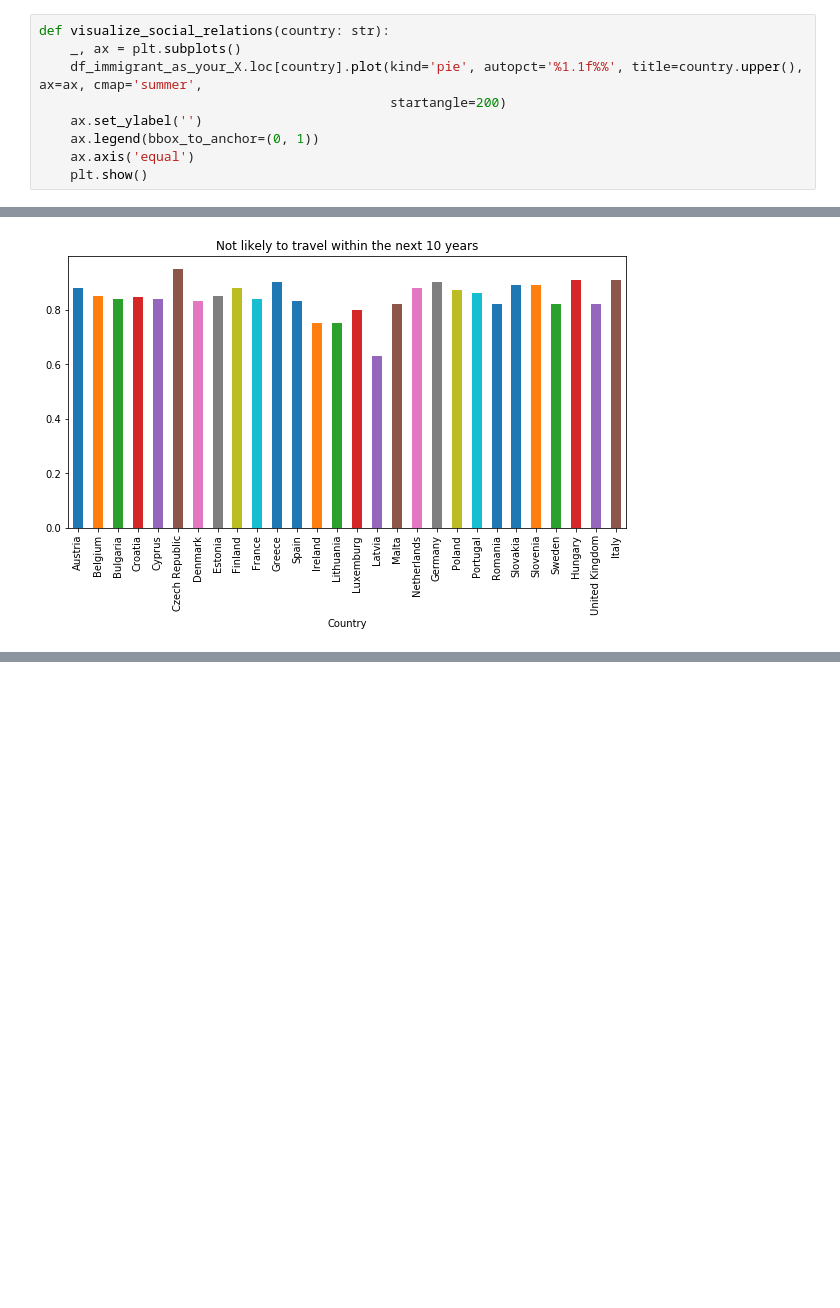
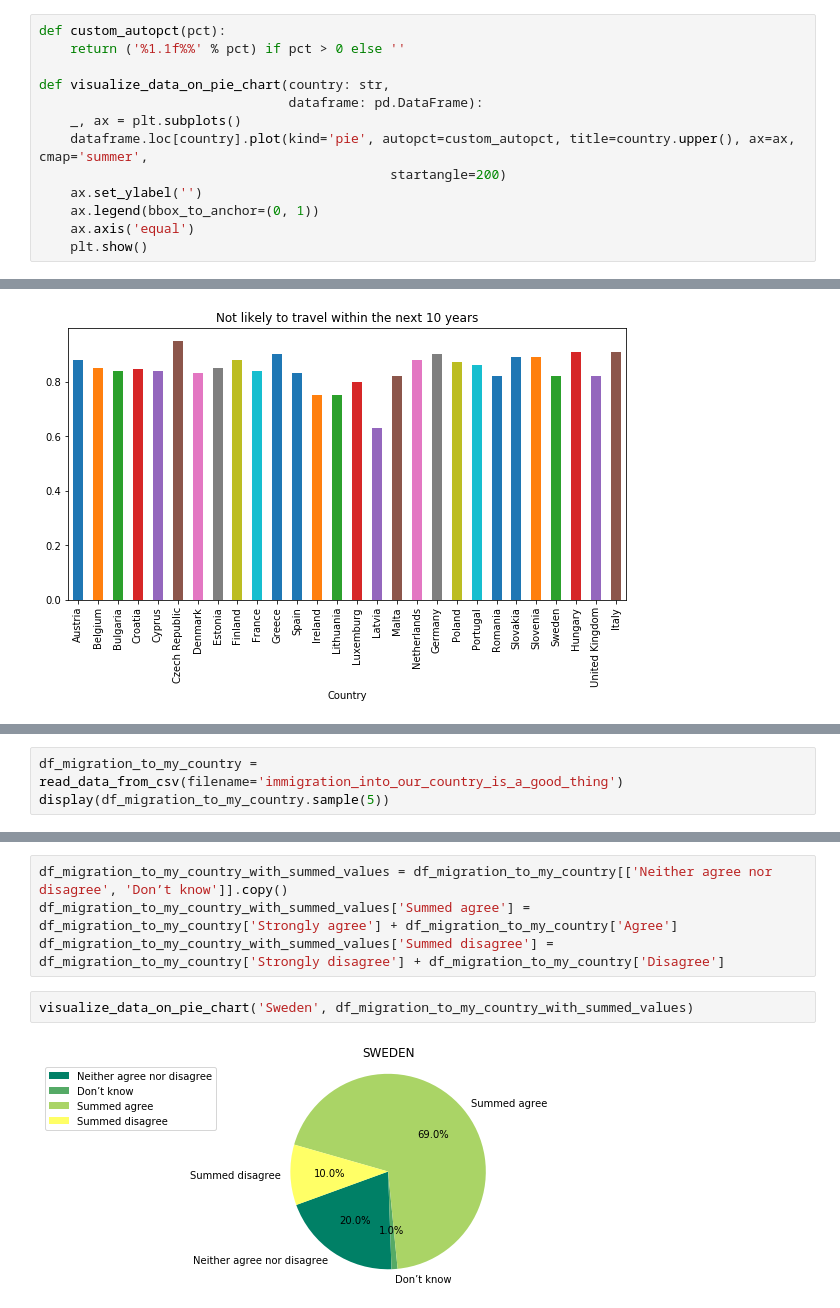
Before and after one commit to joanna-janos/MigrationSimulationInEU, a Jupyter notebook: data_analysis.ipynb, the cells around one changed output, grey strips where cells are left out. Saved outputs shown, nothing was run; the diff lists cells and outputs as text; blank space fills up the shorter version.

Commit message:
Analyse people's attitude to immigration into their country

```diff
--- a/data_analysis.ipynb
+++ b/data_analysis.ipynb
@@ -209,9 +209,13 @@ Greece            0.37
 Romania           0.39
 dtype: float64
 # %%
-def visualize_social_relations(country: str):
+def custom_autopct(pct):
+    return ('%1.1f%%' % pct) if pct > 0 else ''
+
+def visualize_data_on_pie_chart(country: str,
+                                dataframe: pd.DataFrame):
     _, ax = plt.subplots()
-    df_immigrant_as_your_X.loc[country].plot(kind='pie', autopct='%1.1f%%', title=country.upper(), ax=ax, cmap='summer',
+    dataframe.loc[country].plot(kind='pie', autopct=custom_autopct, title=country.upper(), ax=ax, cmap='summer',
                                              startangle=200)
     ax.set_ylabel('')
     ax.legend(bbox_to_anchor=(0, 1))
@@ -290,0 +303,3 @@ df_migration_to_another_country.loc[:, 'Not likely'].plot(kind='bar',
+# %%
+df_migration_to_my_country = read_data_from_csv(filename='immigration_into_our_country_is_a_good_thing')
+display(df_migration_to_my_country.sample(5))
@@ -290,0 +344,8 @@ df_migration_to_another_country.loc[:, 'Not likely'].plot(kind='bar',
+# %%
+df_migration_to_my_country_with_summed_values = df_migration_to_my_country[['Neither agree nor disagree', 'Don’t know']].copy()
+df_migration_to_my_country_with_summed_values['Summed agree'] = df_migration_to_my_country['Strongly agree'] + df_migration_to_my_country['Agree']
+df_migration_to_my_country_with_summed_values['Summed disagree'] = df_migration_to_my_country['Strongly disagree'] + df_migration_to_my_country['Disagree']
+# %%
+visualize_data_on_pie_chart('Sweden', df_migration_to_my_country_with_summed_values)
+# %% [output]
+[figure, added]
```
Also changed, not shown: parts of 16 cells of this notebook, 1 other file.
